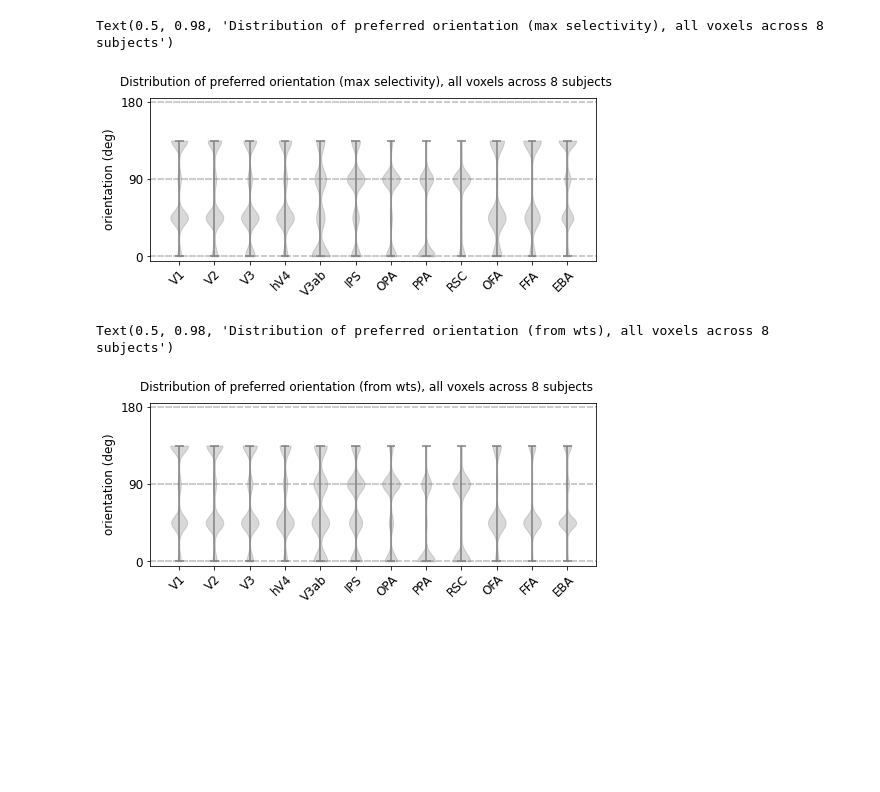
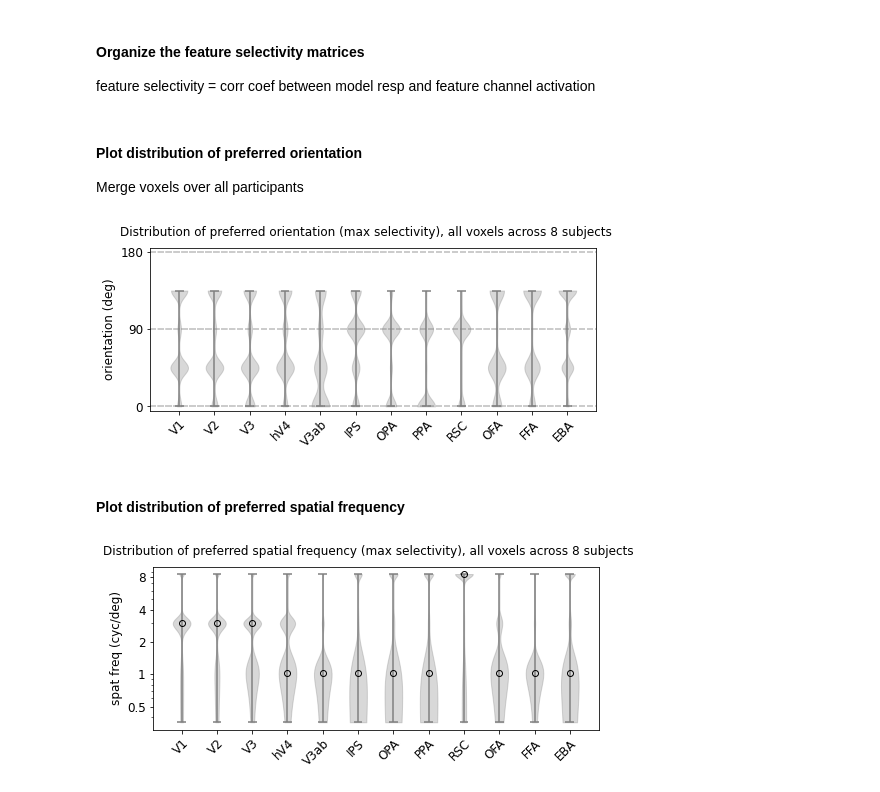
Before and after one commit to mmhenderson/image_stats_gabor, a Jupyter notebook: plot_feature_selectivity/plot_gabor_tuning_4x4.ipynb, the cells around one changed output. Saved outputs shown, nothing was run; the diff lists cells and outputs as text; code cells hidden in the pictures; blank space fills up the shorter version.

```diff
--- a/plot_feature_selectivity/plot_gabor_tuning_4x4.ipynb
+++ b/plot_feature_selectivity/plot_gabor_tuning_4x4.ipynb
@@ -99 +55,4 @@ np.mean(correspondence)
+# %% [markdown]
+#### Organize the feature selectivity matrices
+feature selectivity = corr coef between model resp and feature channel activation
 # %%
@@ -116,23 +73,17 @@ preferred_sf_weights[is_constant] = np.nan
+# %% [markdown]
+#### Plot distribution of preferred orientation
+Merge voxels over all participants
 # %%
-# Make a violin plot
-
 plot_utils.set_all_font_sizes(12)
 
 plt.rcParams['pdf.fonttype']=42
 
-roi_groups = [[0,1,2,3],[4,5],[6,7,8],[9,10],[11]]
-n_roi_groups = len(roi_groups)
-# colors = np.tile([[0.6, 0.6, 0.6],],[5,1])
-colors = ['#7f7f7f', '#7f7f7f', '#7f7f7f', '#7f7f7f', '#7f7f7f']
-# colors = ['#0071bc',  '#f15a24', '#006837', '#c1272d', '#662d91']
-roi_color_inds = [np.where([ri in rg for rg in roi_groups])[0][0] for ri in range(n_rois)]
+color = '#7f7f7f'
 
-# plt.figure(figsize=(12,3))
 plt.figure(figsize=(8,3))
 
 for ri in range(n_rois):
 
-    color = colors[roi_color_inds[ri]]
 
     inds_this_roi = roi_def.get_indices(ri) & abv_thresh
 
@@ -157,57 +108,54 @@ plt.xticks(ticks=np.arange(0,n_rois),labels=roi_names,\
 
 plt.suptitle('Distribution of preferred orientation (max selectivity), all voxels across 8 subjects')
 
-# fn2save = '/user_data/mmhender/imStat/figures/Gabor_orient_violin.pdf'
-# plt.savefig(fn2save)
+fn2save = os.path.join(default_paths.fig_path,'Gabor_orient_violin_4x4.pdf')
+plt.savefig(fn2save)
 # %% [output]
-Text(0.5, 0.98, 'Distribution of preferred orientation (max selectivity), all voxels across 8 subjects')
 [figure]
+# %% [markdown]
+#### Plot distribution of preferred spatial frequency
 # %%
-# Make a violin plot
 
 plot_utils.set_all_font_sizes(12)
 
 plt.rcParams['pdf.fonttype']=42
 
-roi_groups = [[0,1,2,3],[4,5],[6,7,8],[9,10],[11]]
-n_roi_groups = len(roi_groups)
-# colors = np.tile([[0.6, 0.6, 0.6],],[5,1])
-colors = ['#7f7f7f', '#7f7f7f', '#7f7f7f', '#7f7f7f', '#7f7f7f']
-# colors = ['#0071bc',  '#f15a24', '#006837', '#c1272d', '#662d91']
-roi_color_inds = [np.where([ri in rg for rg in roi_groups])[0][0] for ri in range(n_rois)]
+color = '#7f7f7f'
 
-# plt.figure(figsize=(12,3))
 plt.figure(figsize=(8,3))
 
 for ri in range(n_rois):
 
-    color = colors[roi_color_inds[ri]]
 
     inds_this_roi = roi_def.get_indices(ri) & abv_thresh
 
-    parts = plt.violinplot(ori_unique[preferred_ori_weights[inds_this_roi].astype(int)],[ri])
+    parts = plt.violinplot(sf_unique[preferred_sf_corr[inds_this_roi].astype(int)],[ri])
     for pc in parts['bodies']:
         pc.set_color(color)
     parts['cbars'].set_color(color)
     parts['cmins'].set_color(color)
     parts['cmaxes'].set_color(color)
 
-    plt.yticks([0,90,180])
-    plt.axhline(0,linestyle='--',color=[0.8, 0.8, 0.8],zorder=-10)
-    plt.axhline(90,linestyle='--',color=[0.8, 0.8, 0.8],zorder=-10)
-    plt.axhline(180,linestyle='--',color=[0.8, 0.8, 0.8],zorder=-10)
+    plt.plot(ri, np.median(sf_unique[preferred_sf_corr[inds_this_roi].astype(int)]),\
+             marker='o',color='k', markerfacecolor='none')
 
-    plt.ylabel('orientation (deg)')
-    plt.ylim([-5, 185])
+    # plt.yticks([0,4,8])
+    plt.gca().set_yscale('log')
+    plt.yticks([10**np.log10(0.5), 10**np.log10(1), \
+                    10**np.log10(2),10**np.log10(4), \
+                    10**np.log10(8)],\
+                   [0.5,1,2,4,8])
+
+    plt.ylabel('spat freq (cyc/deg)')
+
     plt.axhline(0,linestyle='--',color=[0.8, 0.8, 0.8],zorder=-10)
 
 plt.xticks(ticks=np.arange(0,n_rois),labels=roi_names,\
                        rotation=45, ha='right',rotation_mode='anchor')
 
-plt.suptitle('Distribution of preferred orientation (from wts), all voxels across 8 subjects')
+plt.suptitle('Distribution of preferred spatial frequency (max selectivity), all voxels across 8 subjects')
 
-# fn2save = '/user_data/mmhender/imStat/figures/Gabor_orient_violin.pdf'
-# plt.savefig(fn2save)
+fn2save = os.path.join(default_paths.fig_path,'Gabor_spatfreq_violin_4x4.pdf')
+plt.savefig(fn2save)
 # %% [output]
-Text(0.5, 0.98, 'Distribution of preferred orientation (from wts), all voxels across 8 subjects')
-[figure, old version]
+[figure, new version]
```
Also changed, not shown: parts of 18 cells of this notebook, 8 other files.
